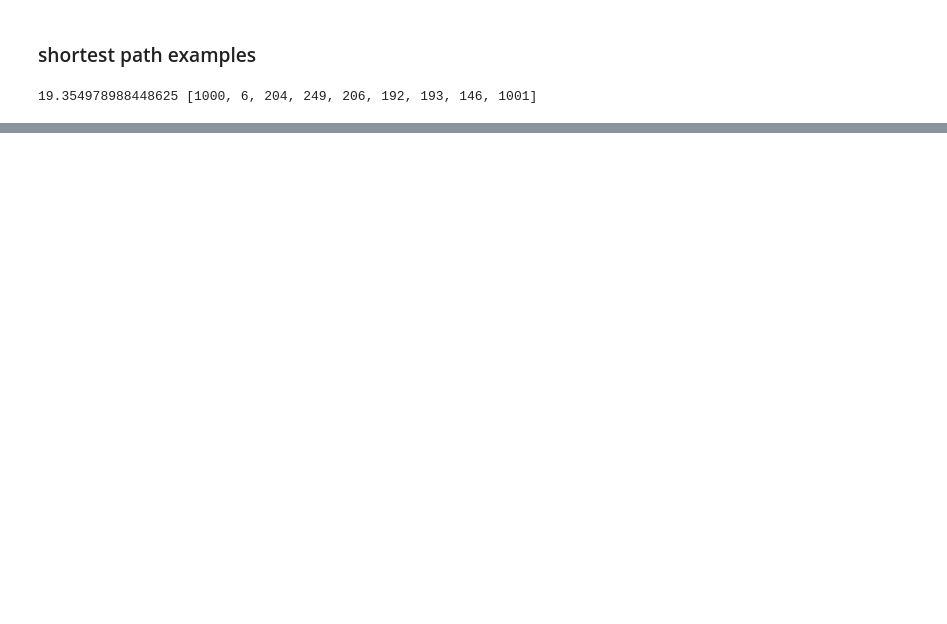
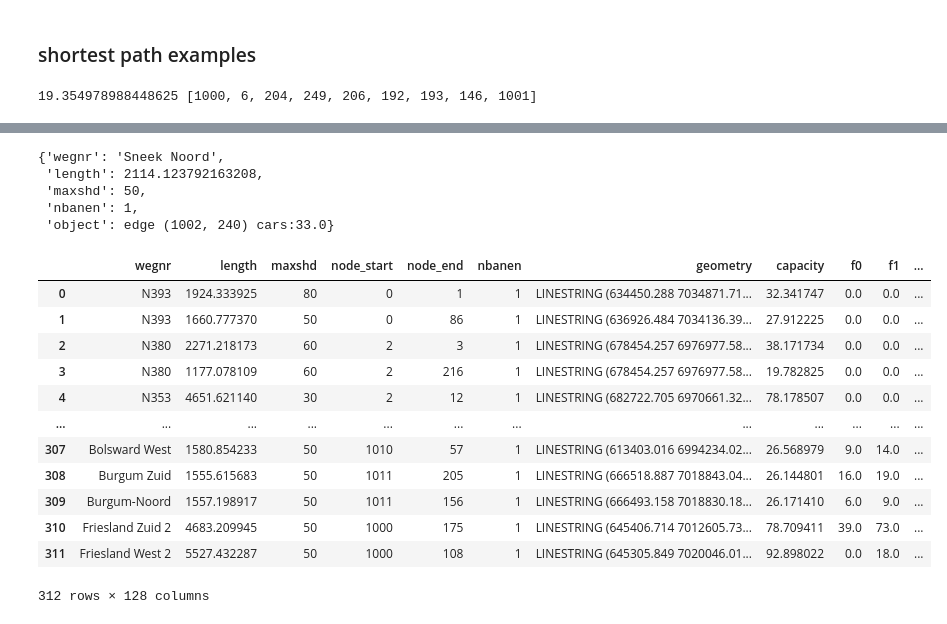
Before and after one commit to aveenthoven/TrafficModel, a Jupyter notebook: FrieslandModel/extended graph model.ipynb, the cells around one changed output, grey strips where cells are left out. Cells and saved outputs as stored; diff of their text form; code cells hidden in the pictures; blank space fills up the shorter version.

```diff
--- a/FrieslandModel/extended graph model.ipynb
+++ b/FrieslandModel/extended graph model.ipynb
@@ -66,0 +219,40 @@ plt.show()
+# %%
+sources=nodes_gpd["nodeID"][np.nonzero(nodes_gpd["is_auto_br"])[0]]
+# sources=[1000,1001,1002]
+
+minutes_init=0 #initialisation time
+minutes_sim=60 #simulation time
+cars_forw=np.zeros((len(lines_gpd),minutes_sim))
+cars_backw=np.zeros((len(lines_gpd),minutes_sim))
+def tt_avg(f, t, attr):
+    return attr['object'].tt_avg()
+for minute in range(minutes_init):
+    paths={n: b for (n, (a, b)) in nx.all_pairs_dijkstra(gfd, weight=tt_avg)}
+    for i in sources:
+        # print(i,gfd.nodes[i]["object"])
+        gfd.nodes[i]["object"].generate('') #generate cars at all sources
+    for e in gfd.edges:
+        # print(e,gfd.edges[e]["object"])
+        gfd.edges[e]["object"].update()
+    for n in gfd.nodes:
+        # print(n,gfd.nodes[n]["object"])
+        gfd.nodes[n]["object"].flow()
+for minute in range(minutes_sim):
+    paths={n: b for (n, (a, b)) in nx.all_pairs_dijkstra(gfd, weight=tt_avg)}
+    for i in sources:
+    # print(i,gfd.nodes[i]["object"])
+        gfd.nodes[i]["object"].generate('') #generate cars at all sources
+    for e in gfd.edges:
+        # print(e,gfd.edges[e]["object"])
+        gfd.edges[e]["object"].update()
+    for n in gfd.nodes:
+        # print(n,gfd.nodes[n]["object"])
+        gfd.nodes[n]["object"].flow()
+    for index,(start,end) in enumerate(zip(lines_gpd["node_start"],lines_gpd["node_end"])):
+        # if (start,end) in gfd.edges:
+        cars_forw[index,minute]=gfd.edges[(start,end)]["object"].size()
+        cars_backw[index,minute]=gfd.edges[(end,start)]["object"].size()
+        # else: continue
+cars_forw_pd=pd.DataFrame(cars_forw,columns=[f"f{i}" for i in range(minutes_sim)])
+cars_backw_pd=pd.DataFrame(cars_backw,columns=[f"b{i}" for i in range(minutes_sim)])
+lines_gpd=pd.concat((lines_gpd,pd.DataFrame(cars_forw_pd),cars_backw_pd),axis=1)
@@ -66,0 +275,24 @@ plt.show()
+# %%
+gfd.edges[(1002,240)]
+# %% [output]
+{'wegnr': 'Sneek Noord',
+ 'length': 2114.123792163208,
+ 'maxshd': 50,
+ 'nbanen': 1,
+ 'object': edge (1002, 240) cars:33.0}
+# %%
+lines_gpd
+# %% [output]
+|  | wegnr | length | maxshd | node_start | node_end | nbanen | geometry | capacity | f0 | f1 | ... |
+| 0 | N393 | 1924.333925 | 80 | 0 | 1 | 1 | LINESTRING (634450.288 7034871.71... | 32.341747 | 0.0 | 0.0 | ... |
+| 1 | N393 | 1660.777370 | 50 | 0 | 86 | 1 | LINESTRING (636926.484 7034136.39... | 27.912225 | 0.0 | 0.0 | ... |
+| 2 | N380 | 2271.218173 | 60 | 2 | 3 | 1 | LINESTRING (678454.257 6976977.58... | 38.171734 | 0.0 | 0.0 | ... |
+| 3 | N380 | 1177.078109 | 60 | 2 | 216 | 1 | LINESTRING (678454.257 6976977.58... | 19.782825 | 0.0 | 0.0 | ... |
+| 4 | N353 | 4651.621140 | 30 | 2 | 12 | 1 | LINESTRING (682722.705 6970661.32... | 78.178507 | 0.0 | 0.0 | ... |
+| ... | ... | ... | ... | ... | ... | ... | ... | ... | ... | ... | ... |
+| 307 | Bolsward West | 1580.854233 | 50 | 1010 | 57 | 1 | LINESTRING (613403.016 6994234.02... | 26.568979 | 9.0 | 14.0 | ... |
+| 308 | Burgum Zuid | 1555.615683 | 50 | 1011 | 205 | 1 | LINESTRING (666518.887 7018843.04... | 26.144801 | 16.0 | 19.0 | ... |
+| 309 | Burgum-Noord | 1557.198917 | 50 | 1011 | 156 | 1 | LINESTRING (666493.158 7018830.18... | 26.171410 | 6.0 | 9.0 | ... |
+| 310 | Friesland Zuid 2 | 4683.209945 | 50 | 1000 | 175 | 1 | LINESTRING (645406.714 7012605.73... | 78.709411 | 39.0 | 73.0 | ... |
+| 311 | Friesland West 2 | 5527.432287 | 50 | 1000 | 108 | 1 | LINESTRING (645305.849 7020046.01... | 92.898022 | 0.0 | 18.0 | ... |
+312 rows × 128 columns
```
Also changed, not shown: parts of 14 cells of this notebook, 11 other files.
